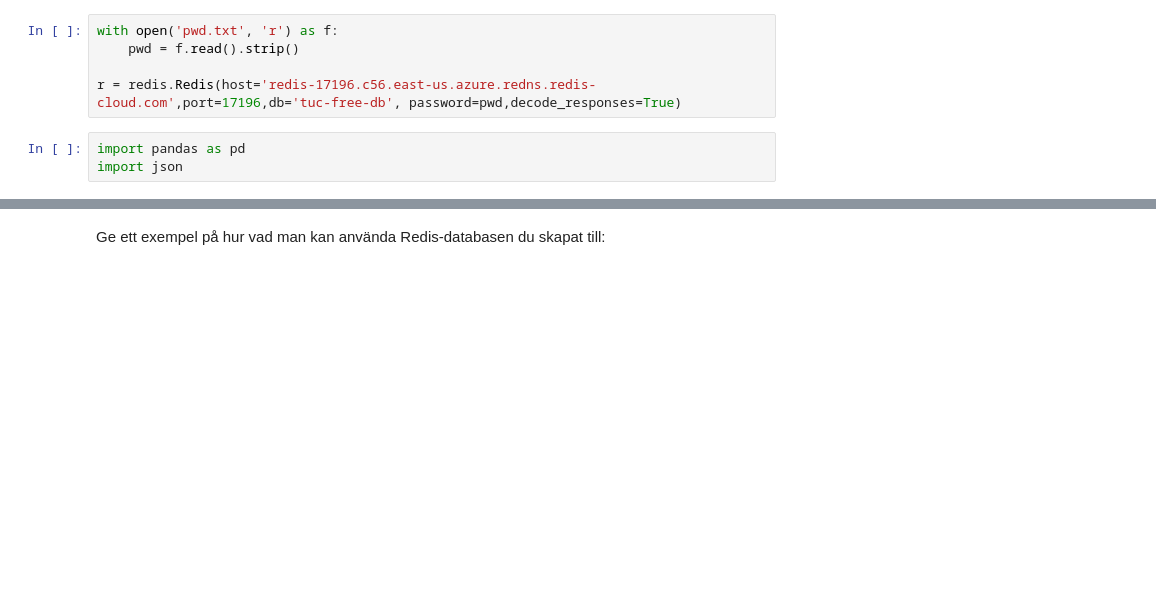
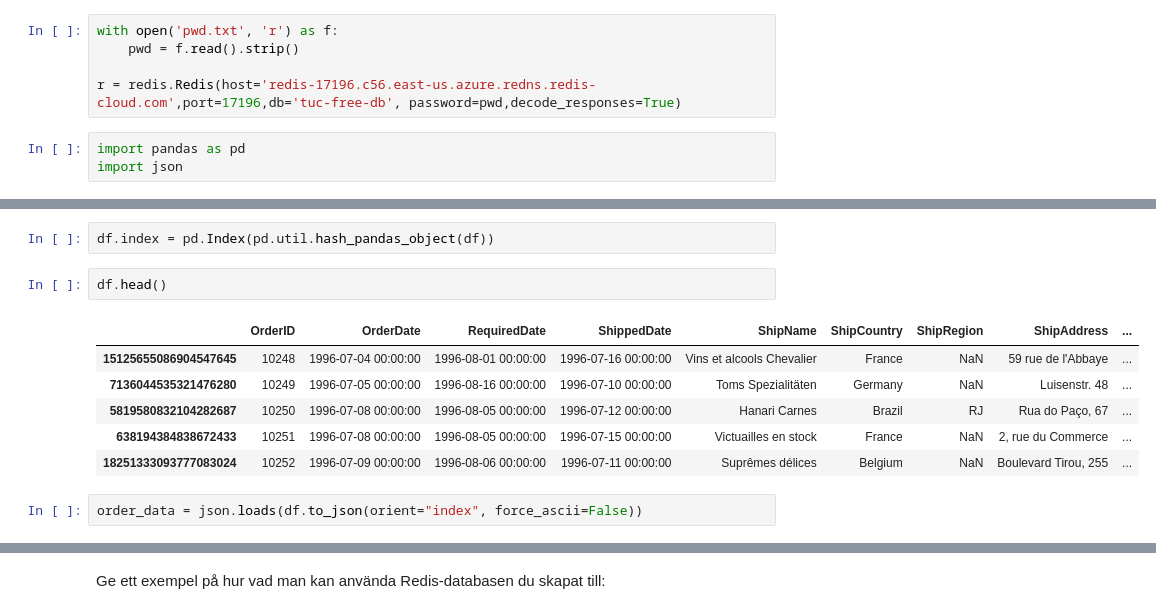
Before and after one commit to DaDrummerthe1st/DATA24HEL_DBT25_uppgift_1, a Jupyter notebook: kunskapskontroll_1.ipynb, the cells around one changed output, grey strips where cells are left out. Cells and saved outputs as stored; diff of their text form; blank space fills up the shorter version.

```diff
--- a/kunskapskontroll_1.ipynb
+++ b/kunskapskontroll_1.ipynb
@@ -51,0 +63,13 @@ import json
+# %%
+df.index = pd.Index(pd.util.hash_pandas_object(df))
+# %%
+df.head()
+# %% [output]
+|  | OrderID | OrderDate | RequiredDate | ShippedDate | ShipName | ShipCountry | ShipRegion | ShipAddress | ... |
+| 15125655086904547645 | 10248 | 1996-07-04 00:00:00 | 1996-08-01 00:00:00 | 1996-07-16 00:00:00 | Vins et alcools Chevalier | France | NaN | 59 rue de l'Abbaye | ... |
+| 7136044535321476280 | 10249 | 1996-07-05 00:00:00 | 1996-08-16 00:00:00 | 1996-07-10 00:00:00 | Toms Spezialitäten | Germany | NaN | Luisenstr. 48 | ... |
+| 5819580832104282687 | 10250 | 1996-07-08 00:00:00 | 1996-08-05 00:00:00 | 1996-07-12 00:00:00 | Hanari Carnes | Brazil | RJ | Rua do Paço, 67 | ... |
+| 638194384838672433 | 10251 | 1996-07-08 00:00:00 | 1996-08-05 00:00:00 | 1996-07-15 00:00:00 | Victuailles en stock | France | NaN | 2, rue du Commerce | ... |
+| 18251333093777083024 | 10252 | 1996-07-09 00:00:00 | 1996-08-06 00:00:00 | 1996-07-11 00:00:00 | Suprêmes délices | Belgium | NaN | Boulevard Tirou, 255 | ... |
+# %%
+order_data = json.loads(df.to_json(orient="index", force_ascii=False))
```
Also changed, not shown: parts of 9 cells of this notebook, 2 other files.
